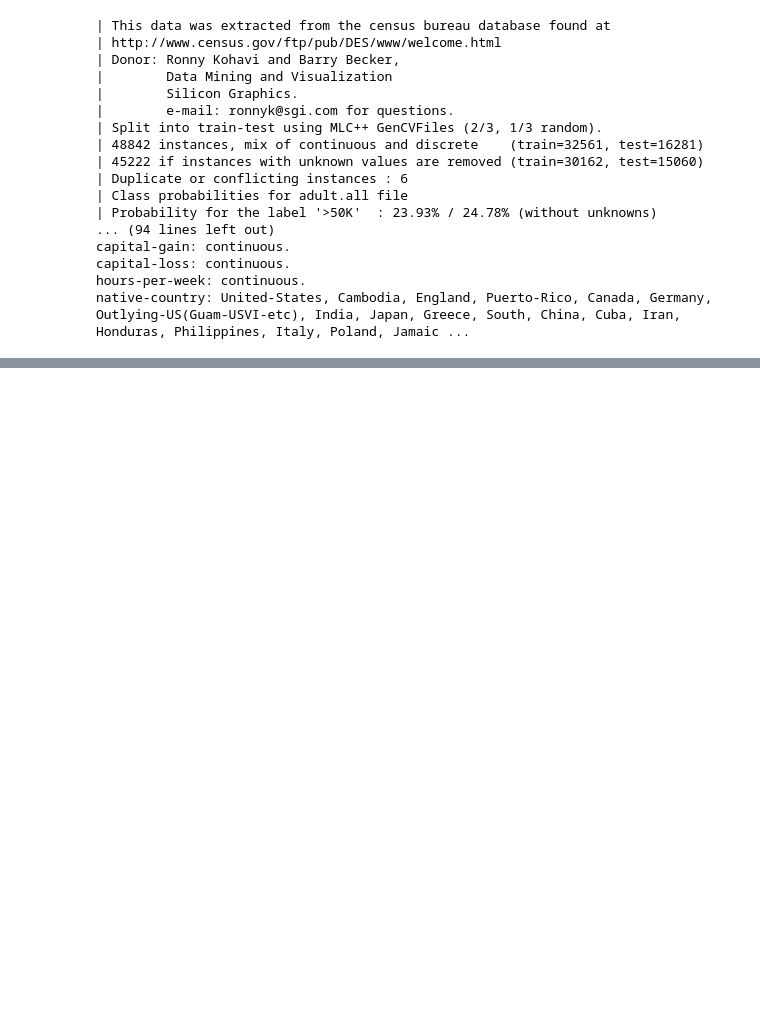
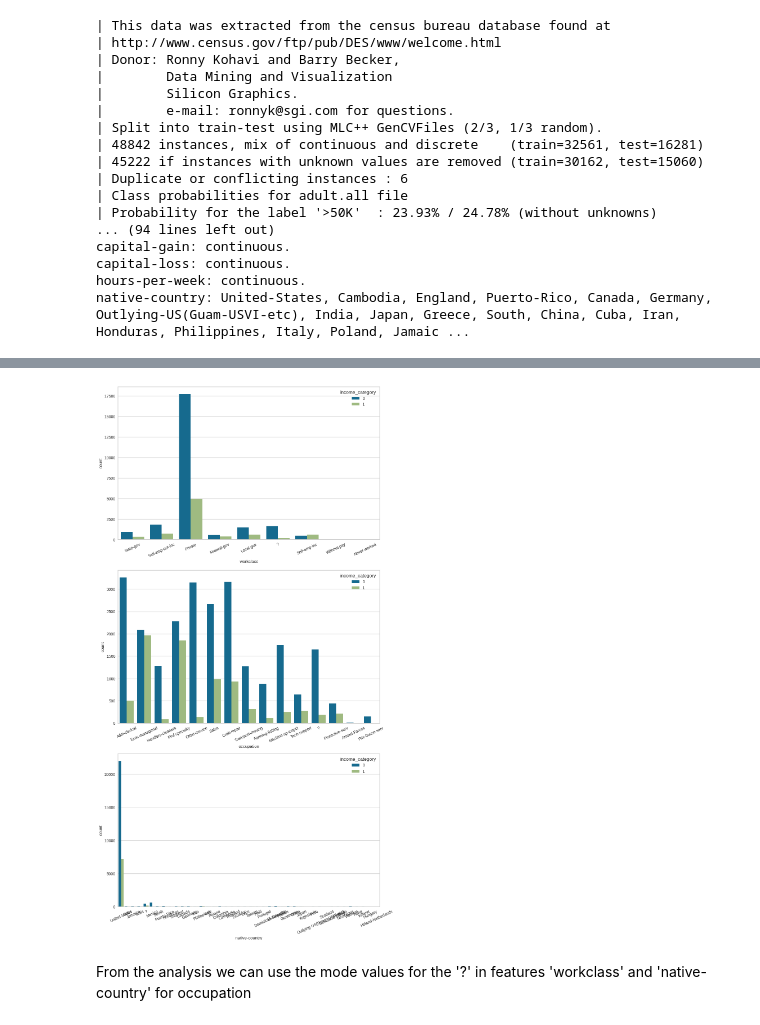
Before and after one commit to arunkarthik-periyaswamy/Adult-Census-Income, a Jupyter notebook: PERIYASWAMY_ARUNKARTHIK_50557719_CSE574.ipynb, the cells around one changed output, grey strips where cells are left out. Saved outputs shown, nothing was run; the diff lists cells and outputs as text; code cells hidden in the pictures; blank space fills up the shorter version.

```diff
--- a/PERIYASWAMY_ARUNKARTHIK_50557719_CSE574.ipynb
+++ b/PERIYASWAMY_ARUNKARTHIK_50557719_CSE574.ipynb
@@ -69,0 +223,6 @@ native-country: United-States, Cambodia, England, Puerto-Rico, Canada, Germany,
+# %%
+# Script to find the unique values of all the column except numbers to get any improper values
+non_numberial_features = df.select_dtypes(exclude='number')
+for column in non_numberial_features.columns:
+      unique_values = df[column].unique()
+      print(f"Unique values in column '{column}':", unique_values, end= '\n'*2)
@@ -69,0 +247,3 @@ native-country: United-States, Cambodia, England, Puerto-Rico, Canada, Germany,
+# %%
+# To strip all the values of the non numerical feature dataframe
+df[non_numberial_features.columns] = df[non_numberial_features.columns].apply(lambda x: x.str.strip())
@@ -69,0 +276,13 @@ native-country: United-States, Cambodia, England, Puerto-Rico, Canada, Germany,
+# %%
+figure, axes = plt.subplots(3, 1, figsize=(12, 24))
+sns.countplot(x='workclass', data=df, hue='income_category', ax=axes[0])
+axes[0].tick_params(axis='x', rotation=25)
+sns.countplot(x='occupation', data=df, hue = 'income_category', ax=axes[1])
+axes[1].tick_params(axis='x', rotation=25)
+sns.countplot(x='native-country', data=df, hue='income_category', ax=axes[2])
+axes[2].tick_params(axis='x', rotation=25)
+plt.show()
+# %% [output]
+[figure, added]
+# %% [markdown]
+From the analysis we can use the mode values for the '?' in features 'workclass' and 'native-country' for occupation
```
Also changed, not shown: parts of 46 cells of this notebook.
